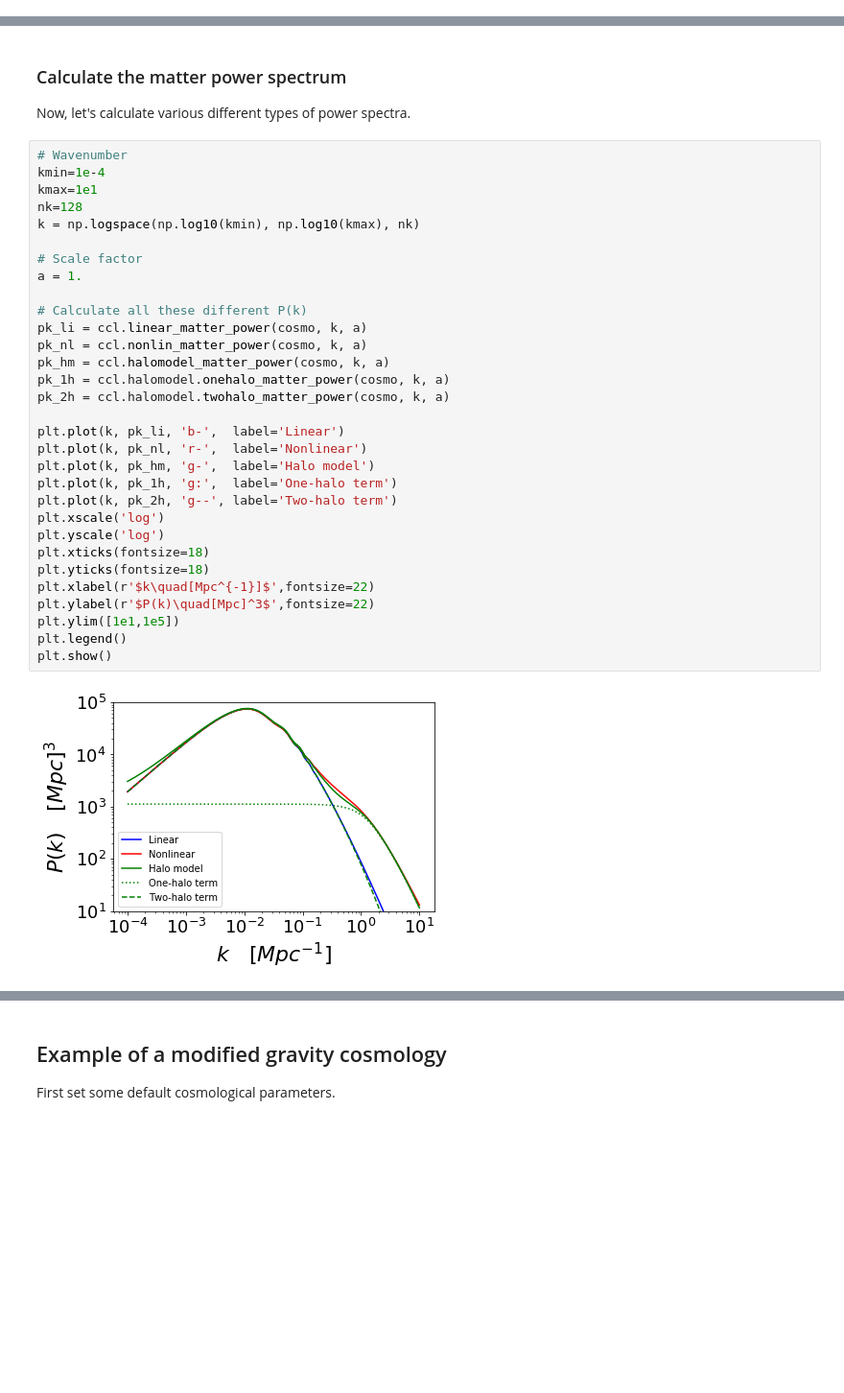
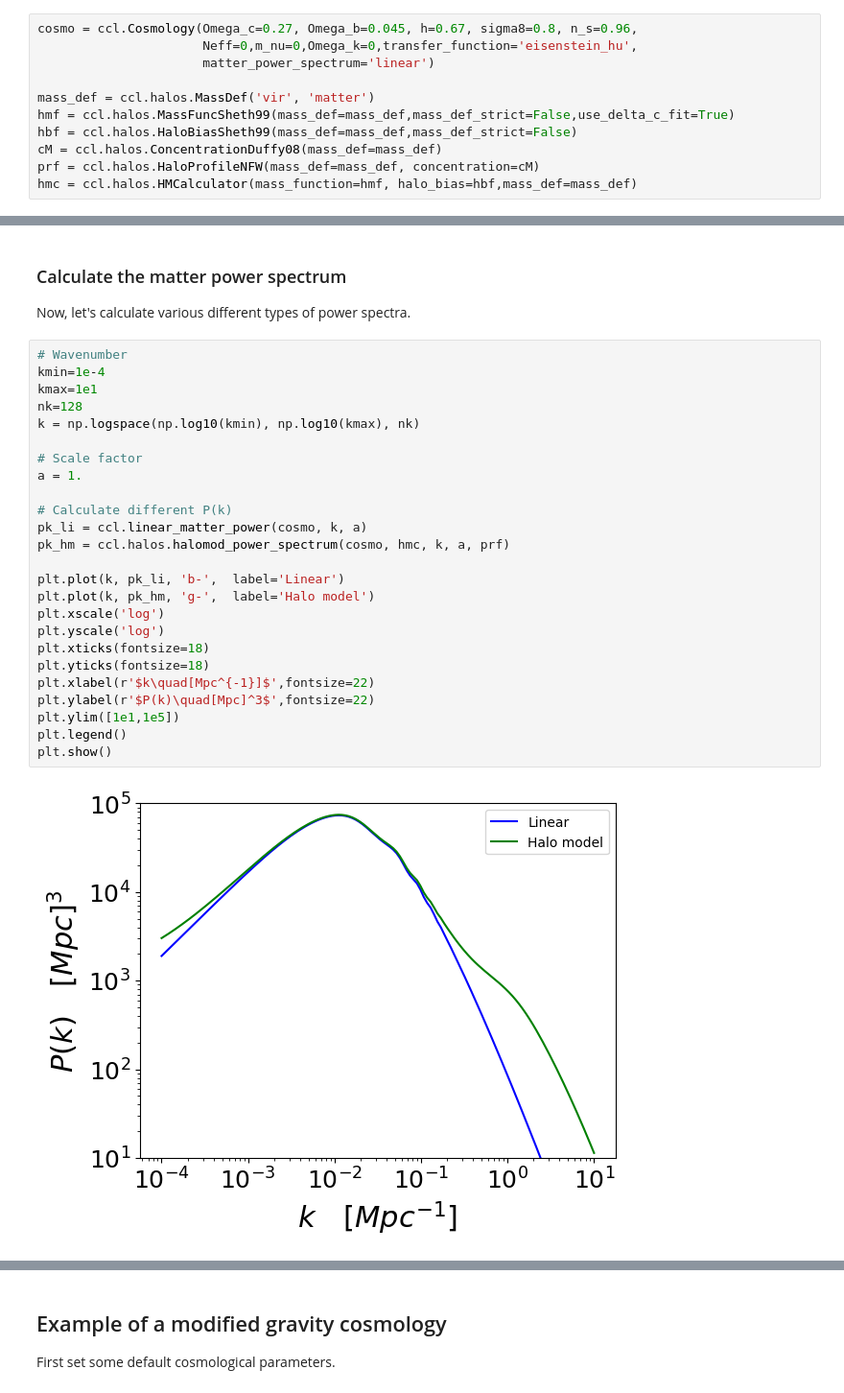
Before and after one commit to LSSTDESC/CCLX, a Jupyter notebook: Power spectrum example.ipynb, the cells around one changed output, grey strips where cells are left out. Shown at 96% size. Cells and saved outputs as stored; diff of their text form; blank space fills up the shorter version.

```diff
--- a/Power spectrum example.ipynb
+++ b/Power spectrum example.ipynb
@@ -172 +164,12 @@ cosmo = ccl.Cosmology(Omega_c=0.27, Omega_b=0.045, h=0.67, sigma8=0.8, n_s=0.96,
+# %%
+cosmo = ccl.Cosmology(Omega_c=0.27, Omega_b=0.045, h=0.67, sigma8=0.8, n_s=0.96,
+                      Neff=0,m_nu=0,Omega_k=0,transfer_function='eisenstein_hu',
+                      matter_power_spectrum='linear')
+
+mass_def = ccl.halos.MassDef('vir', 'matter')
+hmf = ccl.halos.MassFuncSheth99(mass_def=mass_def,mass_def_strict=False,use_delta_c_fit=True)
+hbf = ccl.halos.HaloBiasSheth99(mass_def=mass_def,mass_def_strict=False)
+cM = ccl.halos.ConcentrationDuffy08(mass_def=mass_def)
+prf = ccl.halos.HaloProfileNFW(mass_def=mass_def, concentration=cM)
+hmc = ccl.halos.HMCalculator(mass_function=hmf, halo_bias=hbf,mass_def=mass_def)
 # %% [markdown]
@@ -185,33 +180,27 @@ Now, let's calculate various different types of power spectra.
 # %%
 # Wavenumber
 kmin=1e-4
 kmax=1e1
 nk=128
 k = np.logspace(np.log10(kmin), np.log10(kmax), nk)
 
 # Scale factor
 a = 1.
 
-# Calculate all these different P(k)
+# Calculate different P(k)
 pk_li = ccl.linear_matter_power(cosmo, k, a)
-pk_nl = ccl.nonlin_matter_power(cosmo, k, a)
-pk_hm = ccl.halomodel_matter_power(cosmo, k, a)
-pk_1h = ccl.halomodel.onehalo_matter_power(cosmo, k, a)
-pk_2h = ccl.halomodel.twohalo_matter_power(cosmo, k, a)
+pk_hm = ccl.halos.halomod_power_spectrum(cosmo, hmc, k, a, prf)
 
 plt.plot(k, pk_li, 'b-',  label='Linear')
-plt.plot(k, pk_nl, 'r-',  label='Nonlinear')
 plt.plot(k, pk_hm, 'g-',  label='Halo model')
-plt.plot(k, pk_1h, 'g:',  label='One-halo term')
-plt.plot(k, pk_2h, 'g--', label='Two-halo term')
 plt.xscale('log')
 plt.yscale('log')
 plt.xticks(fontsize=18)
 plt.yticks(fontsize=18)
 plt.xlabel(r'$k\quad[Mpc^{-1}]$',fontsize=22)
 plt.ylabel(r'$P(k)\quad[Mpc]^3$',fontsize=22)
 plt.ylim([1e1,1e5])
 plt.legend()
 plt.show()
 # %% [output]
-[figure, old version]
+[figure, new version]
```
Also changed, not shown: parts of 19 cells of this notebook.
